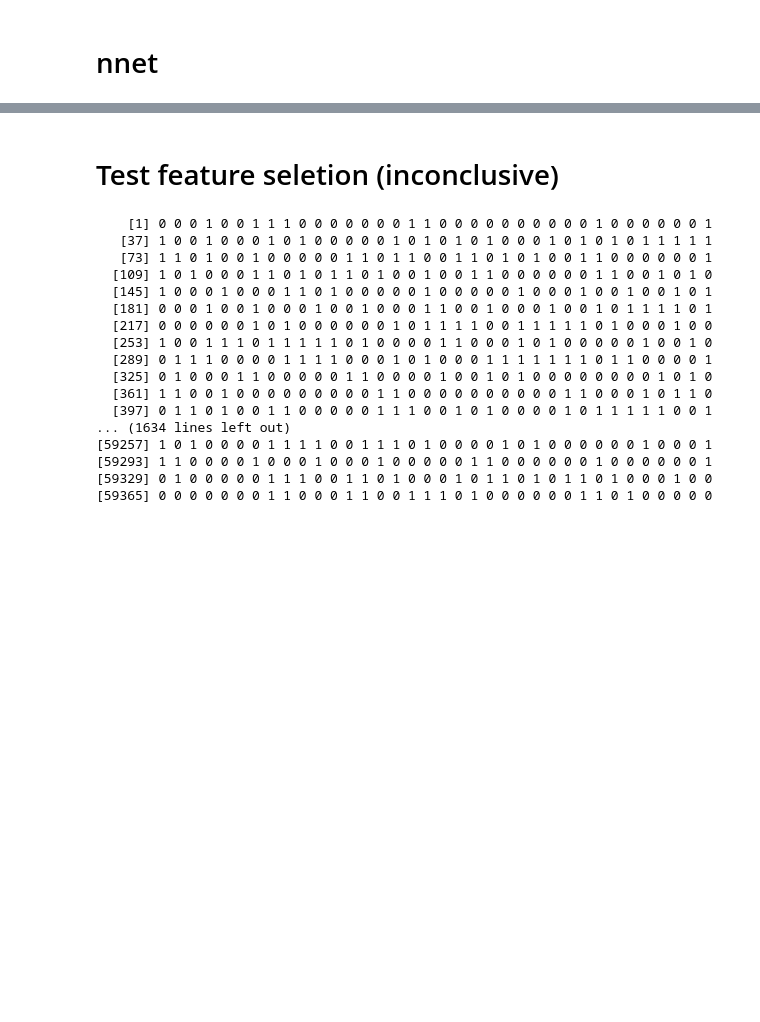
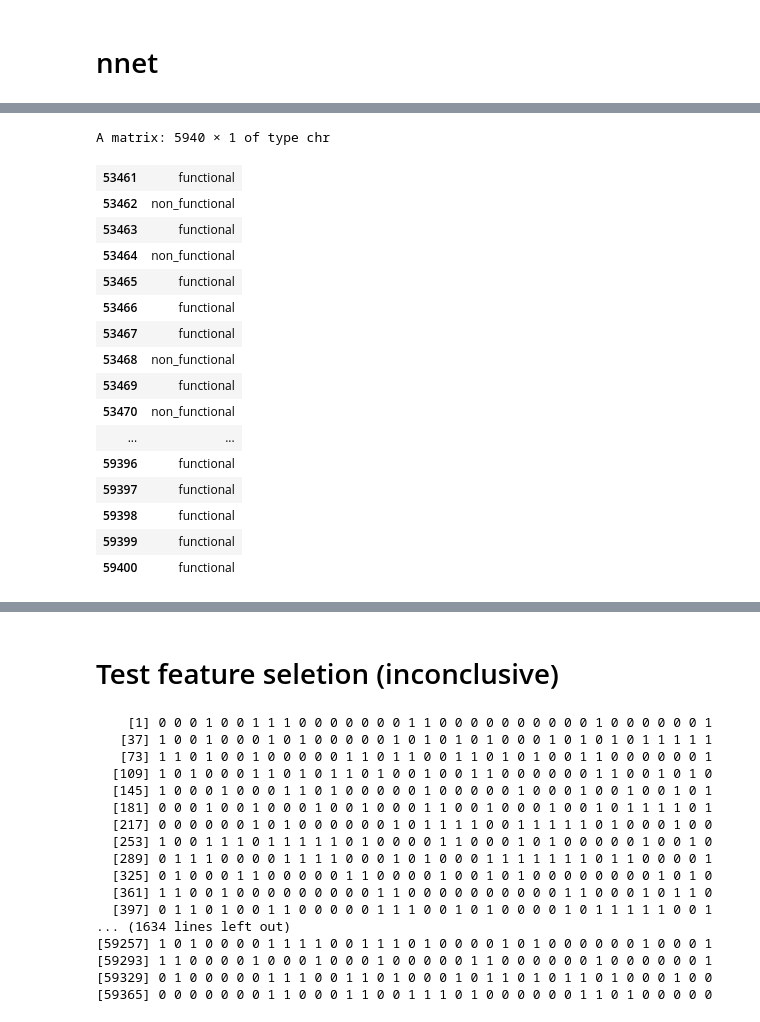
Before and after one commit to Maxlanglet/Projet_ML, a Jupyter notebook: ReportTemplate.ipynb, the cells around one changed output, grey strips where cells are left out. Drawn from its saved outputs; the diff is of its cells as text; code cells hidden in the pictures; blank space fills up the shorter version.

```diff
--- a/ReportTemplate.ipynb
+++ b/ReportTemplate.ipynb
@@ -494,0 +554,23 @@ converged
+# %%
+Y_onehot<-Y_onehot[,setdiff(colnames(Y_onehot),"id")]
+threshold <- 0.5
+Y_hat <- ifelse(Y_hat_ts[,1] > threshold,"functional",ifelse(Y_hat_ts[,2] > threshold,"functional_needs_repair","non_functional"))
+data.matrix(Y_hat)
+# %% [output]
+A matrix: 5940 × 1 of type chr
+| 53461 | functional |
+| 53462 | non_functional |
+| 53463 | functional |
+| 53464 | non_functional |
+| 53465 | functional |
+| 53466 | functional |
+| 53467 | functional |
+| 53468 | non_functional |
+| 53469 | functional |
+| 53470 | non_functional |
+| ... | ... |
+| 59396 | functional |
+| 59397 | functional |
+| 59398 | functional |
+| 59399 | functional |
+| 59400 | functional |
```
Also changed, not shown: parts of 15 cells of this notebook.
